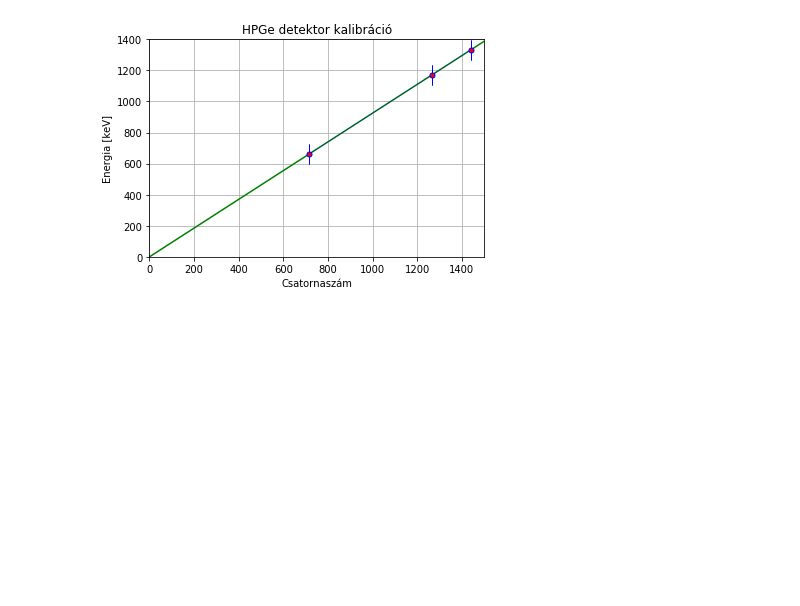
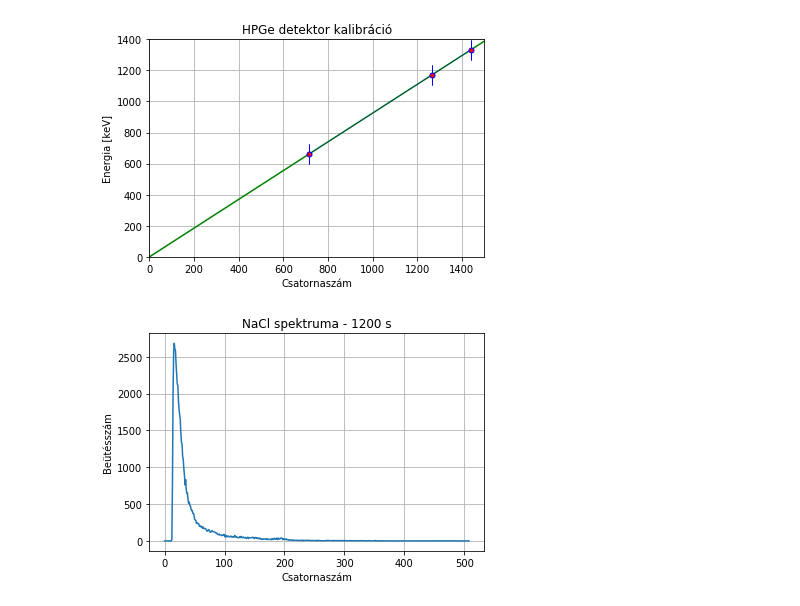
Before and after one commit to szigeti996/kvml, a Jupyter notebook: msp/msp.ipynb, the cells around one changed output. Saved outputs shown, nothing was run; the diff lists cells and outputs as text; code cells hidden in the pictures; blank space fills up the shorter version.

Commit message:
Finished gamma-spektrum

```diff
--- a/msp/msp.ipynb
+++ b/msp/msp.ipynb
@@ -264,3 +264,19 @@ savefig('./CsCoHPGeKalibracio.png')
 Params (m, b): [ 0.92557835 -0.2310341 ]
  Errors:                 [6.87053123e-04 8.12266986e-01]
 [figure]
+# %%
+# sók mérése
+NaClSp = loadtxt('./msp/input/gam_NaCl_1200s_hatter.mca')
+KClSp = loadtxt('./msp/input/gam_KCl_600s_hatter.mca')
+
+# NaCl spektrum
+
+plt.plot(NaClSp)
+xlabel('Csatornaszám')
+ylabel('Beütésszám')
+grid(True)
+title('NaCl spektruma - 1200 s')
+
+savefig('./NaClspektrum.png')
+# %% [output]
+[figure, added]
```
Also changed, not shown: parts of 3 cells of this notebook, 27 other files.
